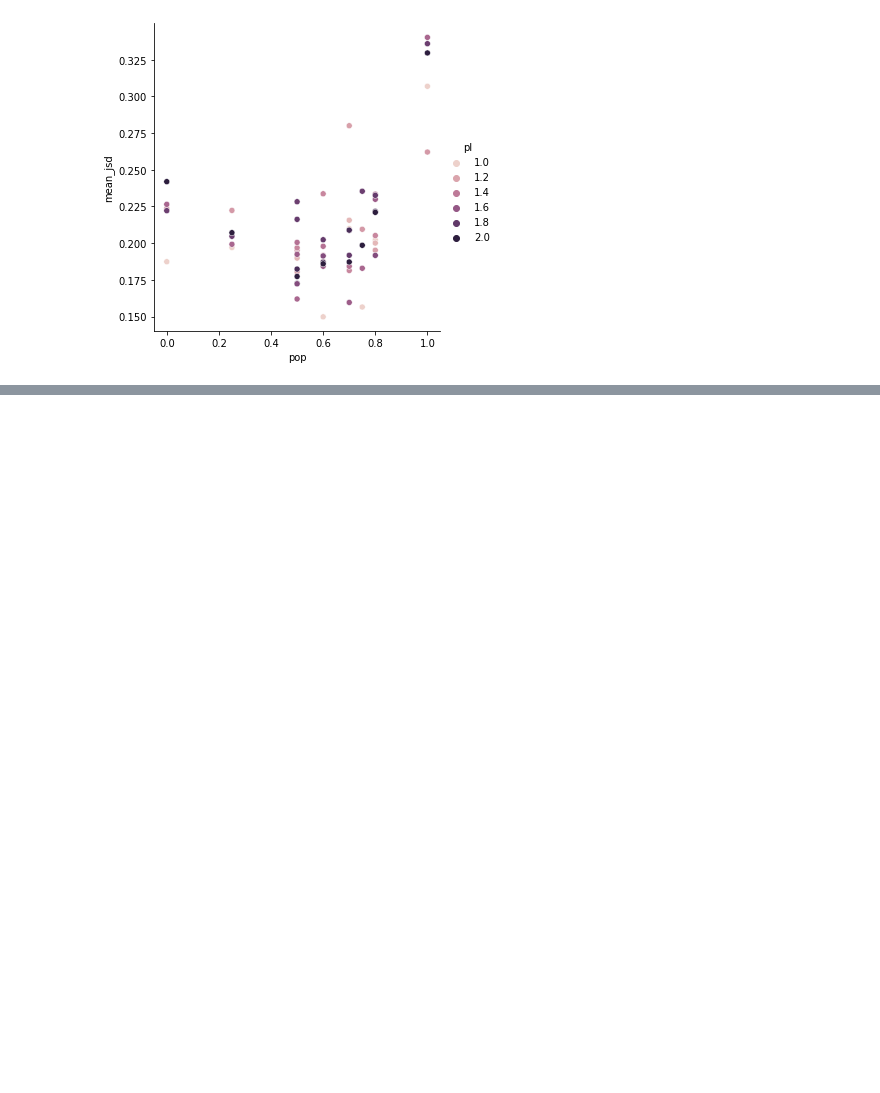
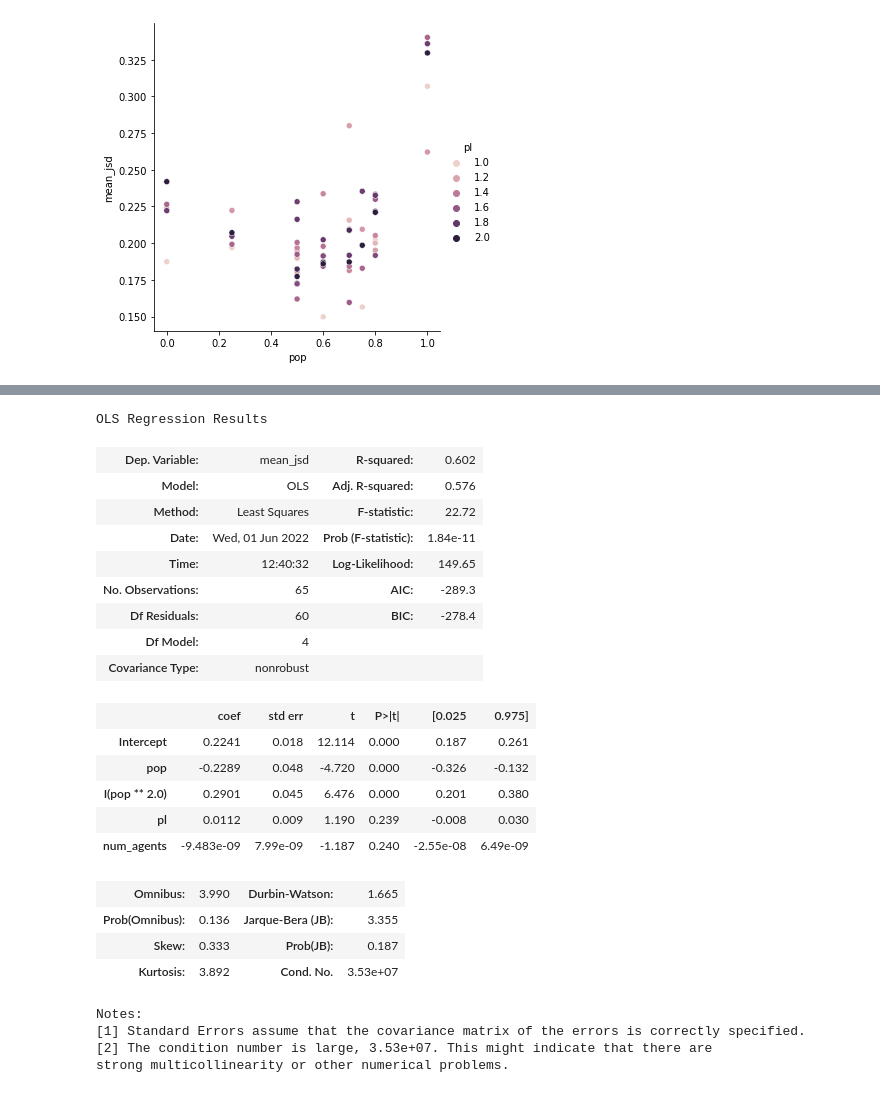
Before and after one commit to NHagar/Research-netflix, a Jupyter notebook: eval_results.ipynb, the cells around one changed output, grey strips where cells are left out. Cells and saved outputs as stored; diff of their text form; code cells hidden in the pictures; blank space fills up the shorter version.

Commit message:
param impact models

```diff
--- a/eval_results.ipynb
+++ b/eval_results.ipynb
@@ -66,0 +68,28 @@ results
+# %%
+est = smf.ols(formula="mean_jsd ~ 1 + pop + I(pop ** 2.0) + pl + num_agents", data=results).fit()
+est.summary()
+# %% [output]
+OLS Regression Results
+| Dep. Variable: | mean_jsd | R-squared: | 0.602 |
+| Model: | OLS | Adj. R-squared: | 0.576 |
+| Method: | Least Squares | F-statistic: | 22.72 |
+| Date: | Wed, 01 Jun 2022 | Prob (F-statistic): | 1.84e-11 |
+| Time: | 12:40:32 | Log-Likelihood: | 149.65 |
+| No. Observations: | 65 | AIC: | -289.3 |
+| Df Residuals: | 60 | BIC: | -278.4 |
+| Df Model: | 4 |  |  |
+| Covariance Type: | nonrobust |  |  |
+|  | coef | std err | t | P>|t| | [0.025 | 0.975] |
+| Intercept | 0.2241 | 0.018 | 12.114 | 0.000 | 0.187 | 0.261 |
+| pop | -0.2289 | 0.048 | -4.720 | 0.000 | -0.326 | -0.132 |
+| I(pop ** 2.0) | 0.2901 | 0.045 | 6.476 | 0.000 | 0.201 | 0.380 |
+| pl | 0.0112 | 0.009 | 1.190 | 0.239 | -0.008 | 0.030 |
+| num_agents | -9.483e-09 | 7.99e-09 | -1.187 | 0.240 | -2.55e-08 | 6.49e-09 |
+| Omnibus: | 3.990 | Durbin-Watson: | 1.665 |
+| Prob(Omnibus): | 0.136 | Jarque-Bera (JB): | 3.355 |
+| Skew: | 0.333 | Prob(JB): | 0.187 |
+| Kurtosis: | 3.892 | Cond. No. | 3.53e+07 |
+Notes:
+[1] Standard Errors assume that the covariance matrix of the errors is correctly specified.
+[2] The condition number is large, 3.53e+07. This might indicate that there are
+strong multicollinearity or other numerical problems.
```
Also changed, not shown: parts of 8 cells of this notebook.
